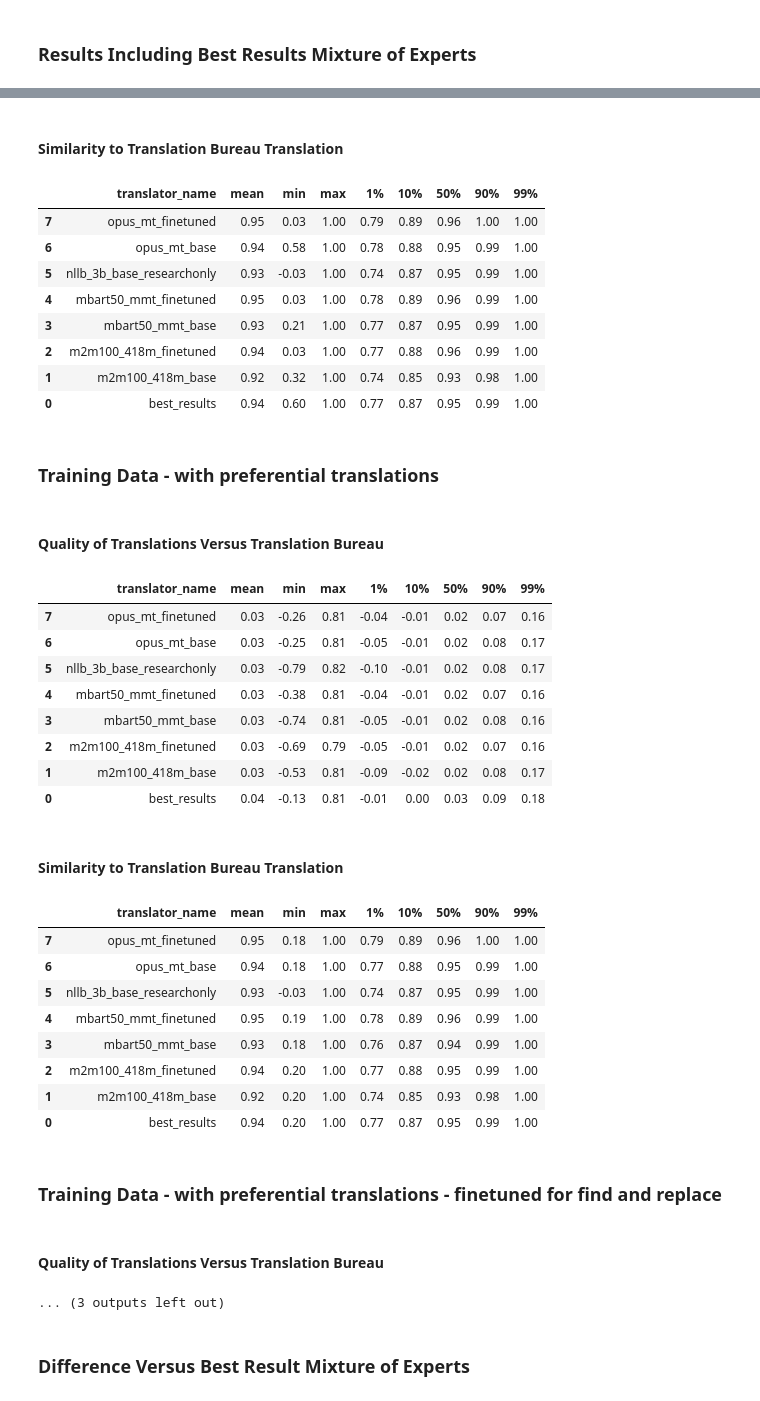
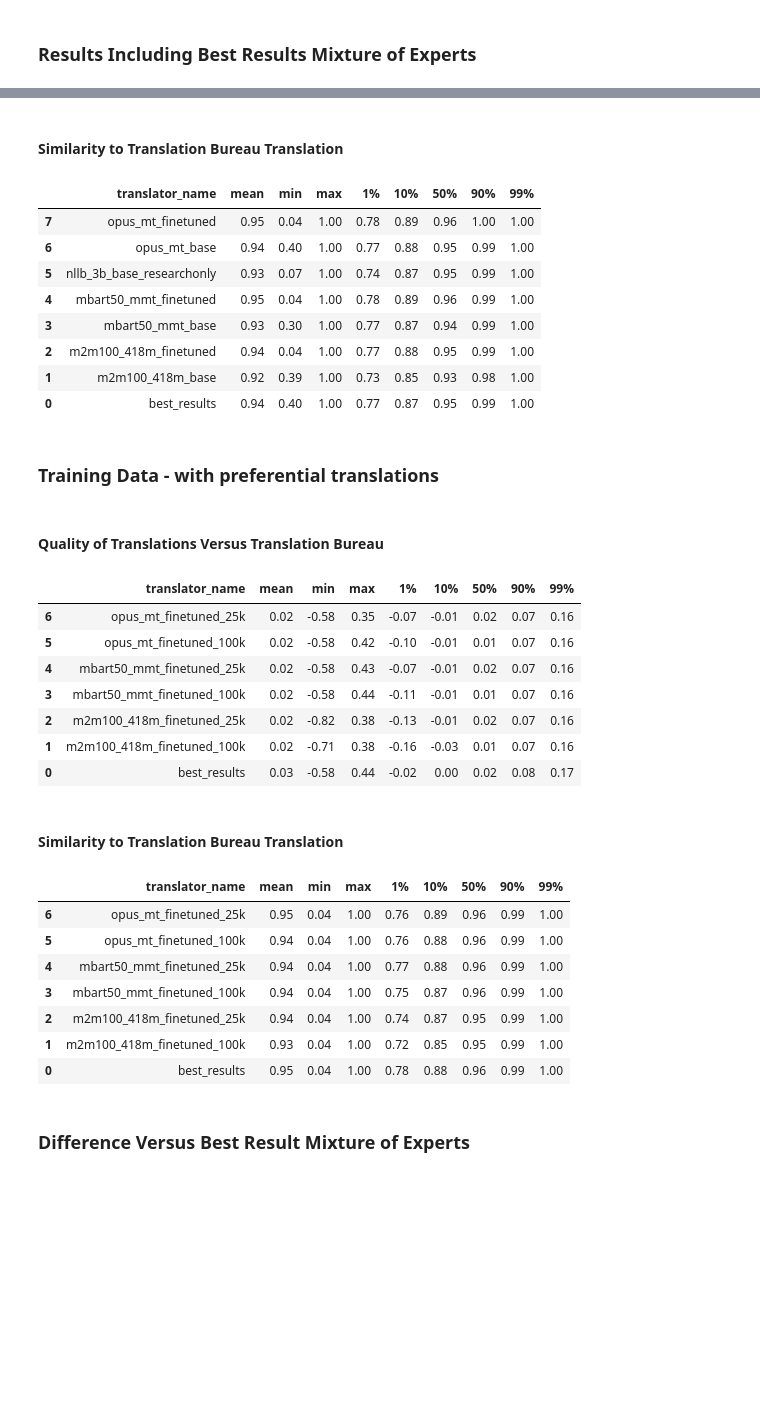
Before and after one commit to KevinCarr42/CSAS-Translations, a Jupyter notebook: evaluate_translations.ipynb, the cells around one changed output, grey strips where cells are left out. Cells and saved outputs as stored; diff of their text form; code cells hidden in the pictures; blank space fills up the shorter version.

```diff
--- a/evaluate_translations.ipynb
+++ b/evaluate_translations.ipynb
@@ -128,3 +10,0 @@ for df, error_list in [
-# %%
-for x in [test_rules_error_list, test_rules_v2_error_list, train_rules_error_list, train_rules_v2_error_list]:
-    print(len(x))
@@ -135,0 +11,21 @@ for x in [test_rules_error_list, test_rules_v2_error_list, train_rules_error_lis
+# %%
+# TODO: redo this after split into models for error counting, do some EDA to check how error-prone each model is
+
+df_test_rules_error_data = pd.read_json("translation_results/translation_errors_test_rules_20250912-0111.json").T
+df_train_rules_error_data = pd.read_json("translation_results/translation_errors_train_rules_20250912-0654.json").T
+
+test_rules_error_list = df_test_rules_error_data.index.to_list()
+train_rules_error_list = df_train_rules_error_data.index.to_list()
+
+for df, error_list, n in [
+    (df_test_no_rules, list(), 7),
+    (df_test_rules, test_rules_error_list, 6),
+    (df_train_no_rules, list(), 7),
+    (df_train_rules, train_rules_error_list, 6),
+]:
+    df['error'] = False
+    if error_list:
+        df.iloc[
+            [x for sample in error_list for x in range((sample - 1) * n, sample * n)],
+            df.columns.get_loc('error')
+        ] = True
@@ -391,7 +354,6 @@ Quality of Translations Versus Translation Bureau
 # %%
 display_stats(df_train_no_rules, heading="\nTraining Data - no find and replace\n")
 display_stats(df_train_rules, heading="\nTraining Data - with preferential translations\n")
-display_stats(df_train_rules_v2, heading="\nTraining Data - with preferential translations - finetuned for find and replace\n")
 # %% [output]
 Training Data - no find and replace
 Quality of Translations Versus Translation Bureau
@@ -407,37 +369,32 @@ Quality of Translations Versus Translation Bureau
 Similarity to Translation Bureau Translation
 |  | translator_name | mean | min | max | 1% | 10% | 50% | 90% | 99% |
-| 7 | opus_mt_finetuned | 0.95 | 0.03 | 1.00 | 0.79 | 0.89 | 0.96 | 1.00 | 1.00 |
-| 6 | opus_mt_base | 0.94 | 0.58 | 1.00 | 0.78 | 0.88 | 0.95 | 0.99 | 1.00 |
-| 5 | nllb_3b_base_researchonly | 0.93 | -0.03 | 1.00 | 0.74 | 0.87 | 0.95 | 0.99 | 1.00 |
-| 4 | mbart50_mmt_finetuned | 0.95 | 0.03 | 1.00 | 0.78 | 0.89 | 0.96 | 0.99 | 1.00 |
-| 3 | mbart50_mmt_base | 0.93 | 0.21 | 1.00 | 0.77 | 0.87 | 0.95 | 0.99 | 1.00 |
-| 2 | m2m100_418m_finetuned | 0.94 | 0.03 | 1.00 | 0.77 | 0.88 | 0.96 | 0.99 | 1.00 |
-| 1 | m2m100_418m_base | 0.92 | 0.32 | 1.00 | 0.74 | 0.85 | 0.93 | 0.98 | 1.00 |
-| 0 | best_results | 0.94 | 0.60 | 1.00 | 0.77 | 0.87 | 0.95 | 0.99 | 1.00 |
+| 7 | opus_mt_finetuned | 0.95 | 0.04 | 1.00 | 0.78 | 0.89 | 0.96 | 1.00 | 1.00 |
+| 6 | opus_mt_base | 0.94 | 0.40 | 1.00 | 0.77 | 0.88 | 0.95 | 0.99 | 1.00 |
+| 5 | nllb_3b_base_researchonly | 0.93 | 0.07 | 1.00 | 0.74 | 0.87 | 0.95 | 0.99 | 1.00 |
+| 4 | mbart50_mmt_finetuned | 0.95 | 0.04 | 1.00 | 0.78 | 0.89 | 0.96 | 0.99 | 1.00 |
+| 3 | mbart50_mmt_base | 0.93 | 0.30 | 1.00 | 0.77 | 0.87 | 0.94 | 0.99 | 1.00 |
+| 2 | m2m100_418m_finetuned | 0.94 | 0.04 | 1.00 | 0.77 | 0.88 | 0.95 | 0.99 | 1.00 |
+| 1 | m2m100_418m_base | 0.92 | 0.39 | 1.00 | 0.73 | 0.85 | 0.93 | 0.98 | 1.00 |
+| 0 | best_results | 0.94 | 0.40 | 1.00 | 0.77 | 0.87 | 0.95 | 0.99 | 1.00 |
 Training Data - with preferential translations
 Quality of Translations Versus Translation Bureau
 |  | translator_name | mean | min | max | 1% | 10% | 50% | 90% | 99% |
-| 7 | opus_mt_finetuned | 0.03 | -0.26 | 0.81 | -0.04 | -0.01 | 0.02 | 0.07 | 0.16 |
-| 6 | opus_mt_base | 0.03 | -0.25 | 0.81 | -0.05 | -0.01 | 0.02 | 0.08 | 0.17 |
-| 5 | nllb_3b_base_researchonly | 0.03 | -0.79 | 0.82 | -0.10 | -0.01 | 0.02 | 0.08 | 0.17 |
-| 4 | mbart50_mmt_finetuned | 0.03 | -0.38 | 0.81 | -0.04 | -0.01 | 0.02 | 0.07 | 0.16 |
-| 3 | mbart50_mmt_base | 0.03 | -0.74 | 0.81 | -0.05 | -0.01 | 0.02 | 0.08 | 0.16 |
-| 2 | m2m100_418m_finetuned | 0.03 | -0.69 | 0.79 | -0.05 | -0.01 | 0.02 | 0.07 | 0.16 |
-| 1 | m2m100_418m_base | 0.03 | -0.53 | 0.81 | -0.09 | -0.02 | 0.02 | 0.08 | 0.17 |
-| 0 | best_results | 0.04 | -0.13 | 0.81 | -0.01 | 0.00 | 0.03 | 0.09 | 0.18 |
+| 6 | opus_mt_finetuned_25k | 0.02 | -0.58 | 0.35 | -0.07 | -0.01 | 0.02 | 0.07 | 0.16 |
+| 5 | opus_mt_finetuned_100k | 0.02 | -0.58 | 0.42 | -0.10 | -0.01 | 0.01 | 0.07 | 0.16 |
+| 4 | mbart50_mmt_finetuned_25k | 0.02 | -0.58 | 0.43 | -0.07 | -0.01 | 0.02 | 0.07 | 0.16 |
+| 3 | mbart50_mmt_finetuned_100k | 0.02 | -0.58 | 0.44 | -0.11 | -0.01 | 0.01 | 0.07 | 0.16 |
+| 2 | m2m100_418m_finetuned_25k | 0.02 | -0.82 | 0.38 | -0.13 | -0.01 | 0.02 | 0.07 | 0.16 |
+| 1 | m2m100_418m_finetuned_100k | 0.02 | -0.71 | 0.38 | -0.16 | -0.03 | 0.01 | 0.07 | 0.16 |
+| 0 | best_results | 0.03 | -0.58 | 0.44 | -0.02 | 0.00 | 0.02 | 0.08 | 0.17 |
 Similarity to Translation Bureau Translation
 |  | translator_name | mean | min | max | 1% | 10% | 50% | 90% | 99% |
-| 7 | opus_mt_finetuned | 0.95 | 0.18 | 1.00 | 0.79 | 0.89 | 0.96 | 1.00 | 1.00 |
-| 6 | opus_mt_base | 0.94 | 0.18 | 1.00 | 0.77 | 0.88 | 0.95 | 0.99 | 1.00 |
-| 5 | nllb_3b_base_researchonly | 0.93 | -0.03 | 1.00 | 0.74 | 0.87 | 0.95 | 0.99 | 1.00 |
-| 4 | mbart50_mmt_finetuned | 0.95 | 0.19 | 1.00 | 0.78 | 0.89 | 0.96 | 0.99 | 1.00 |
-| 3 | mbart50_mmt_base | 0.93 | 0.18 | 1.00 | 0.76 | 0.87 | 0.94 | 0.99 | 1.00 |
-| 2 | m2m100_418m_finetuned | 0.94 | 0.20 | 1.00 | 0.77 | 0.88 | 0.95 | 0.99 | 1.00 |
-| 1 | m2m100_418m_base | 0.92 | 0.20 | 1.00 | 0.74 | 0.85 | 0.93 | 0.98 | 1.00 |
-| 0 | best_results | 0.94 | 0.20 | 1.00 | 0.77 | 0.87 | 0.95 | 0.99 | 1.00 |
+| 6 | opus_mt_finetuned_25k | 0.95 | 0.04 | 1.00 | 0.76 | 0.89 | 0.96 | 0.99 | 1.00 |
+| 5 | opus_mt_finetuned_100k | 0.94 | 0.04 | 1.00 | 0.76 | 0.88 | 0.96 | 0.99 | 1.00 |
+| 4 | mbart50_mmt_finetuned_25k | 0.94 | 0.04 | 1.00 | 0.77 | 0.88 | 0.96 | 0.99 | 1.00 |
+| 3 | mbart50_mmt_finetuned_100k | 0.94 | 0.04 | 1.00 | 0.75 | 0.87 | 0.96 | 0.99 | 1.00 |
+| 2 | m2m100_418m_finetuned_25k | 0.94 | 0.04 | 1.00 | 0.74 | 0.87 | 0.95 | 0.99 | 1.00 |
+| 1 | m2m100_418m_finetuned_100k | 0.93 | 0.04 | 1.00 | 0.72 | 0.85 | 0.95 | 0.99 | 1.00 |
+| 0 | best_results | 0.95 | 0.04 | 1.00 | 0.78 | 0.88 | 0.96 | 0.99 | 1.00 |
-Training Data - with preferential translations - finetuned for find and replace
-Quality of Translations Versus Translation Bureau
-... (3 outputs left out)
 # %% [markdown]
 ### Difference Versus Best Result Mixture of Experts
 # %%
```
Also changed, not shown: parts of 16 cells of this notebook, 2 other files.
